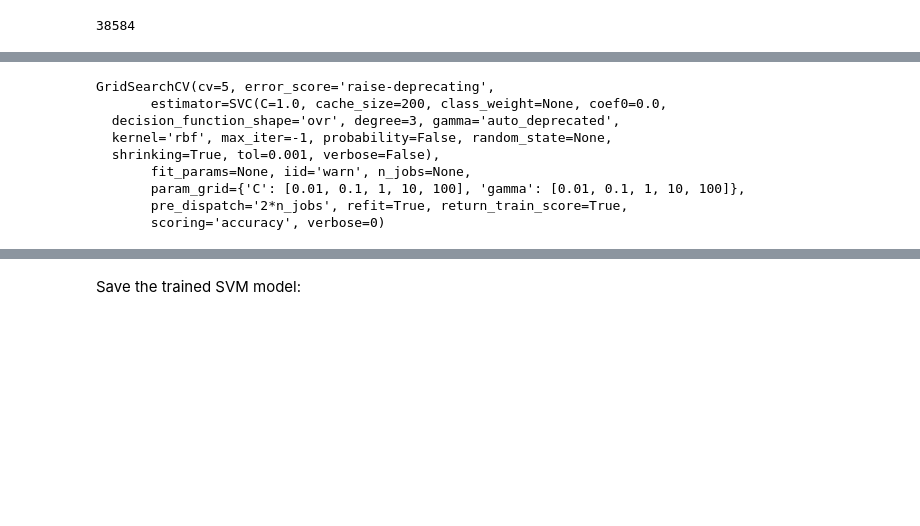
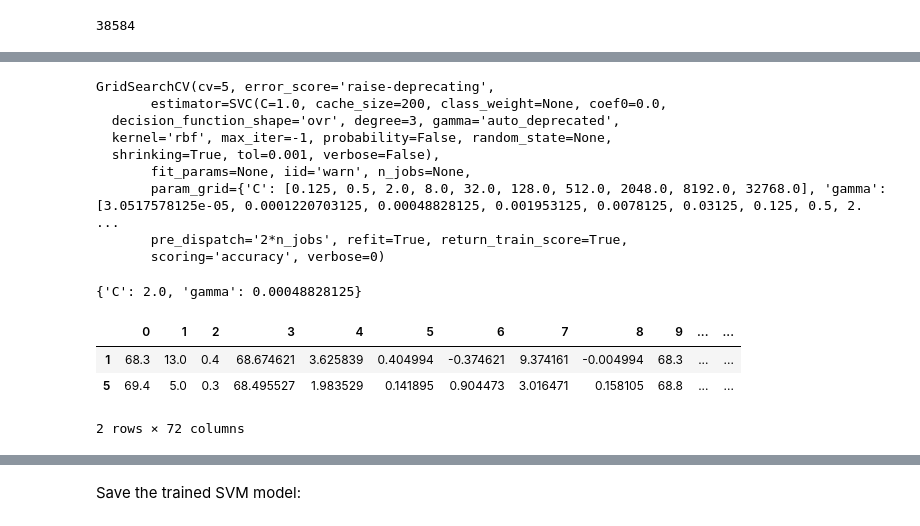
Before and after one commit to hy-lei/A-Hybrid-Approach-for-AID, a Jupyter notebook: TSA-DES_SVM.ipynb, the cells around one changed output, grey strips where cells are left out. Drawn from its saved outputs; the diff is of its cells as text; code cells hidden in the pictures; blank space fills up the shorter version.

Commit message:
finished svm rescaling, parameter tuning, training, and prediction

```diff
--- a/TSA-DES_SVM.ipynb
+++ b/TSA-DES_SVM.ipynb
@@ -1606,6 +1603,6 @@ param_grid = {
 # %%
 svm_clf = GridSearchCV(SVC(kernel='rbf'), param_grid, scoring='accuracy', cv=5, return_train_score=True)
-svm_clf.fit(df_reduced_X_train, df_reduced_y_train)
+svm_clf.fit(df_reduced_X_train_scaled, df_reduced_y_train)
 # %% [output]
 GridSearchCV(cv=5, error_score='raise-deprecating',
        estimator=SVC(C=1.0, cache_size=200, class_weight=None, coef0=0.0,
@@ -1613,7 +1610,11 @@ GridSearchCV(cv=5, error_score='raise-deprecating',
   kernel='rbf', max_iter=-1, probability=False, random_state=None,
   shrinking=True, tol=0.001, verbose=False),
        fit_params=None, iid='warn', n_jobs=None,
-       param_grid={'C': [0.01, 0.1, 1, 10, 100], 'gamma': [0.01, 0.1, 1, 10, 100]},
+       param_grid={'C': [0.125, 0.5, 2.0, 8.0, 32.0, 128.0, 512.0, 2048.0, 8192.0, 32768.0], 'gamma': [3.0517578125e-05, 0.0001220703125, 0.00048828125, 0.001953125, 0.0078125, 0.03125, 0.125, 0.5, 2. ...
        pre_dispatch='2*n_jobs', refit=True, return_train_score=True,
        scoring='accuracy', verbose=0)
+# %%
+svm_clf.best_params_
+# %% [output]
+{'C': 2.0, 'gamma': 0.00048828125}
 # %%
@@ -1621,2 +1622,9 @@ y_pred_train = svm_clf.predict(df_reduced_X_train)
 # %%
 svm_reduced_train_acc = 1. * sum(np.array(reduced_y) == np.array(y_pred_train)) / len(reduced_y)
+# %%
+df_reduced_X_train.head(2)
+# %% [output]
+|  | 0 | 1 | 2 | 3 | 4 | 5 | 6 | 7 | 8 | 9 | ... | ... |
+| 1 | 68.3 | 13.0 | 0.4 | 68.674621 | 3.625839 | 0.404994 | -0.374621 | 9.374161 | -0.004994 | 68.3 | ... | ... |
+| 5 | 69.4 | 5.0 | 0.3 | 68.495527 | 1.983529 | 0.141895 | 0.904473 | 3.016471 | 0.158105 | 68.8 | ... | ... |
+2 rows × 72 columns
```
Also changed, not shown: parts of 59 cells of this notebook.
